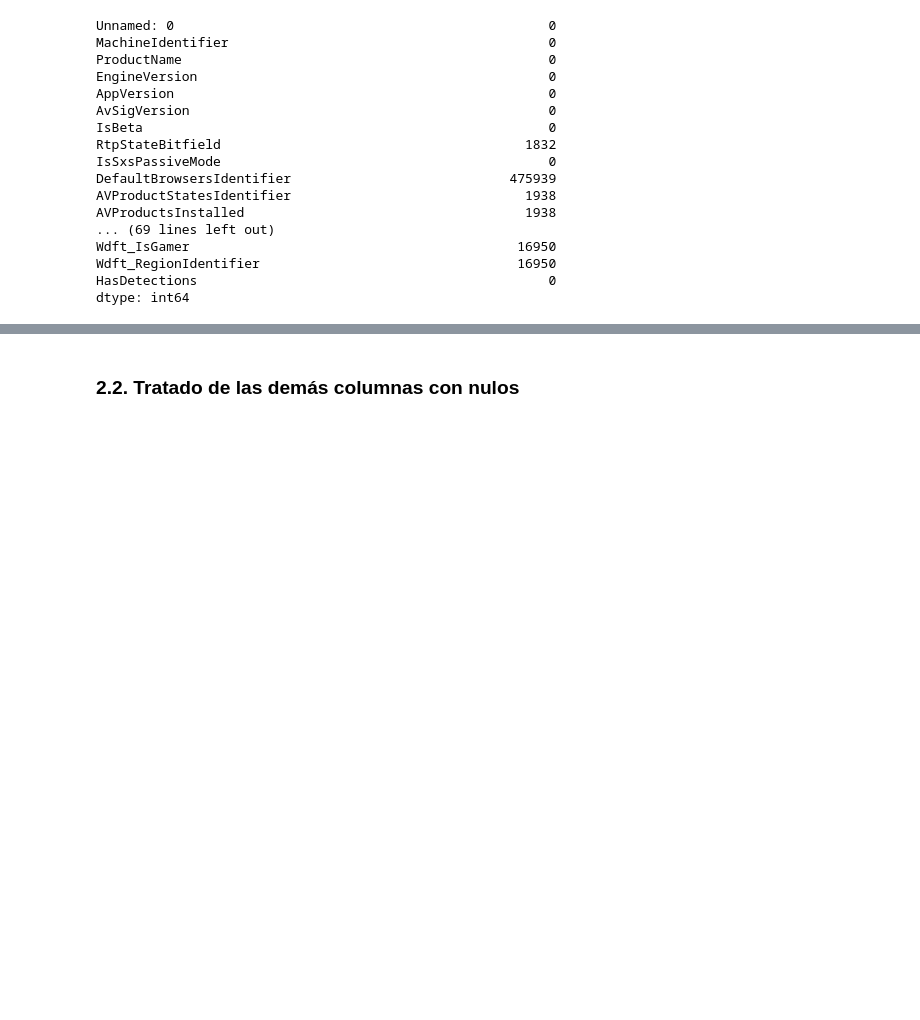
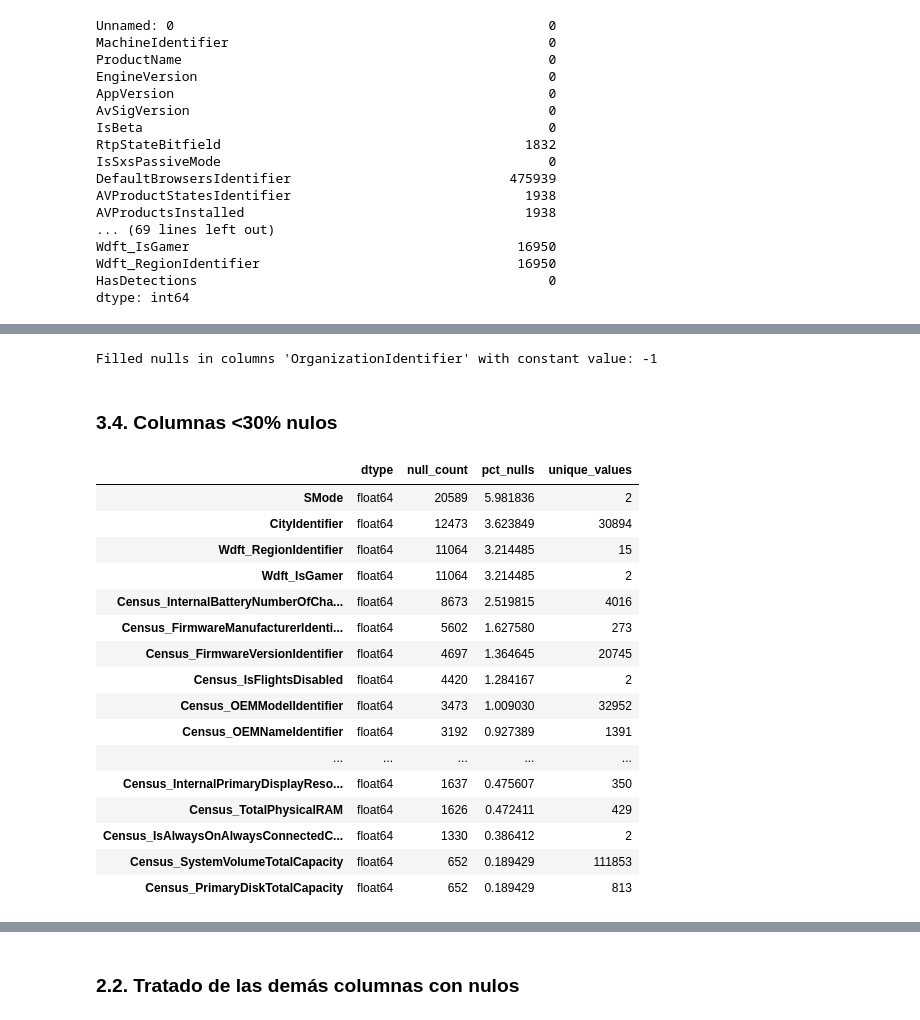
Before and after one commit to Ehunankakoa/nuclio-datascience_AI, a Jupyter notebook: Entregable_2/Entregable_2.ipynb, the cells around one changed output, grey strips where cells are left out. Saved outputs shown, nothing was run; the diff lists cells and outputs as text; code cells hidden in the pictures; blank space fills up the shorter version.

```diff
--- a/Entregable_2/Entregable_2.ipynb
+++ b/Entregable_2/Entregable_2.ipynb
@@ -507,0 +533,26 @@ Name: HasDetections, dtype: float64
+# %%
+cleaner.fill_with_constant('OrganizationIdentifier', value="-1")
+# %% [output]
+Filled nulls in columns 'OrganizationIdentifier' with constant value: -1
+# %% [markdown]
+### 3.4. Columnas <30% nulos
+# %%
+cleaner.show_nulls()
+# %% [output]
+|  | dtype | null_count | pct_nulls | unique_values |
+| SMode | float64 | 20589 | 5.981836 | 2 |
+| CityIdentifier | float64 | 12473 | 3.623849 | 30894 |
+| Wdft_RegionIdentifier | float64 | 11064 | 3.214485 | 15 |
+| Wdft_IsGamer | float64 | 11064 | 3.214485 | 2 |
+| Census_InternalBatteryNumberOfCha... | float64 | 8673 | 2.519815 | 4016 |
+| Census_FirmwareManufacturerIdenti... | float64 | 5602 | 1.627580 | 273 |
+| Census_FirmwareVersionIdentifier | float64 | 4697 | 1.364645 | 20745 |
+| Census_IsFlightsDisabled | float64 | 4420 | 1.284167 | 2 |
+| Census_OEMModelIdentifier | float64 | 3473 | 1.009030 | 32952 |
+| Census_OEMNameIdentifier | float64 | 3192 | 0.927389 | 1391 |
+| ... | ... | ... | ... | ... |
+| Census_InternalPrimaryDisplayReso... | float64 | 1637 | 0.475607 | 350 |
+| Census_TotalPhysicalRAM | float64 | 1626 | 0.472411 | 429 |
+| Census_IsAlwaysOnAlwaysConnectedC... | float64 | 1330 | 0.386412 | 2 |
+| Census_SystemVolumeTotalCapacity | float64 | 652 | 0.189429 | 111853 |
+| Census_PrimaryDiskTotalCapacity | float64 | 652 | 0.189429 | 813 |
```
Also changed, not shown: parts of 232 cells of this notebook, 3 other files.
